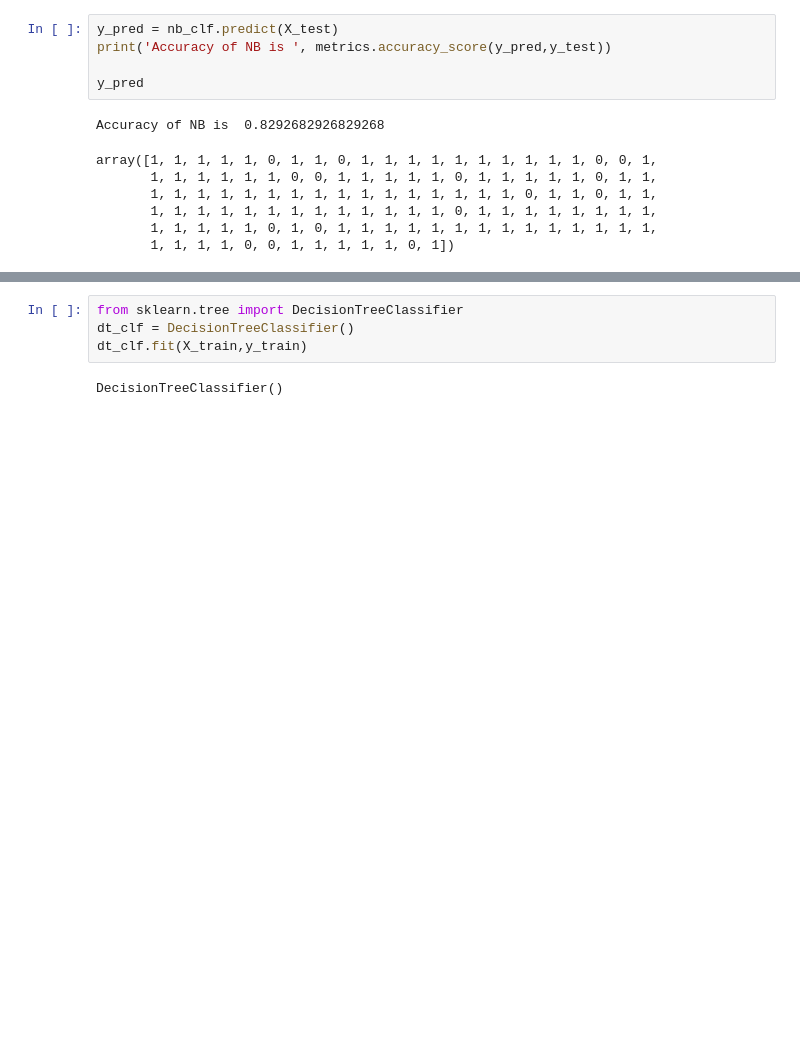
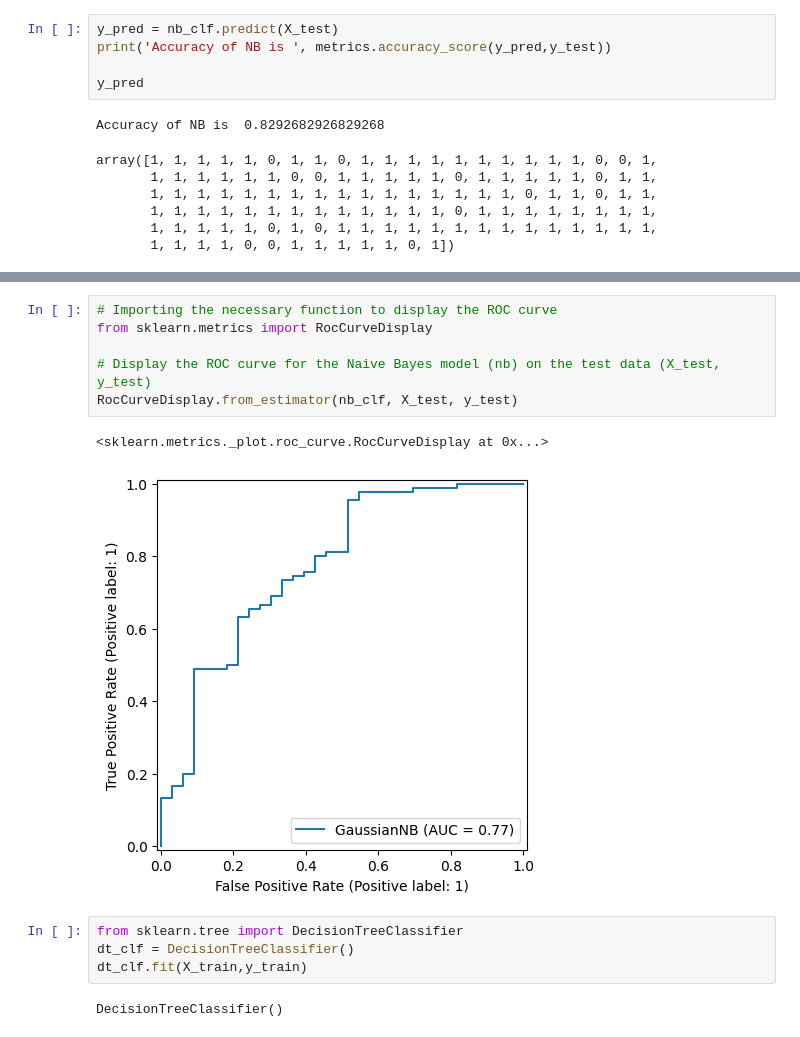
Before and after one commit to DilinaCP/Loan-Prediction-Machine-Learning, a Jupyter notebook: Loan-Prediction-Machine-Learning.ipynb, the cells around one changed output, grey strips where cells are left out. Drawn from its saved outputs; the diff is of its cells as text; blank space fills up the shorter version.

```diff
--- a/Loan-Prediction-Machine-Learning.ipynb
+++ b/Loan-Prediction-Machine-Learning.ipynb
@@ -457,3 +536,12 @@ array([1, 1, 1, 1, 1, 0, 1, 1, 0, 1, 1, 1, 1, 1, 1, 1, 1, 1, 1, 0, 0, 1,
+# %%
+# Importing the necessary function to display the ROC curve
+from sklearn.metrics import RocCurveDisplay
+
+# Display the ROC curve for the Naive Bayes model (nb) on the test data (X_test, y_test)
+RocCurveDisplay.from_estimator(nb_clf, X_test, y_test)
+# %% [output]
+<sklearn.metrics._plot.roc_curve.RocCurveDisplay at 0x...>
+[figure, added]
 # %%
 from sklearn.tree import DecisionTreeClassifier
 dt_clf = DecisionTreeClassifier()
```
Also changed, not shown: parts of 13 cells of this notebook.
